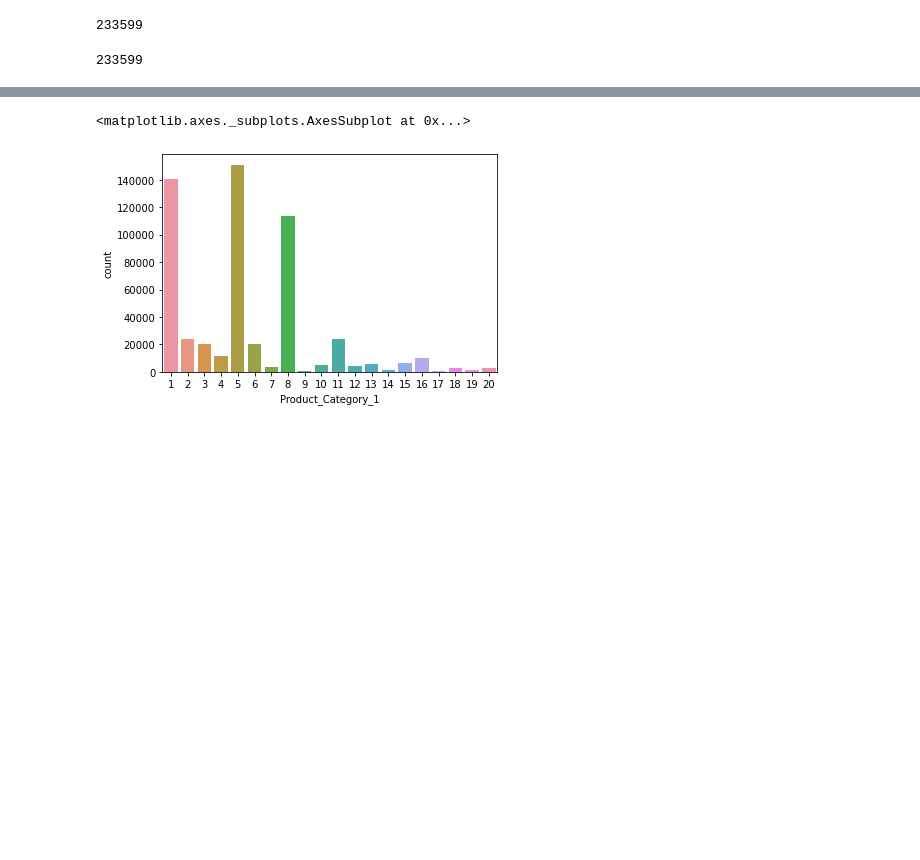
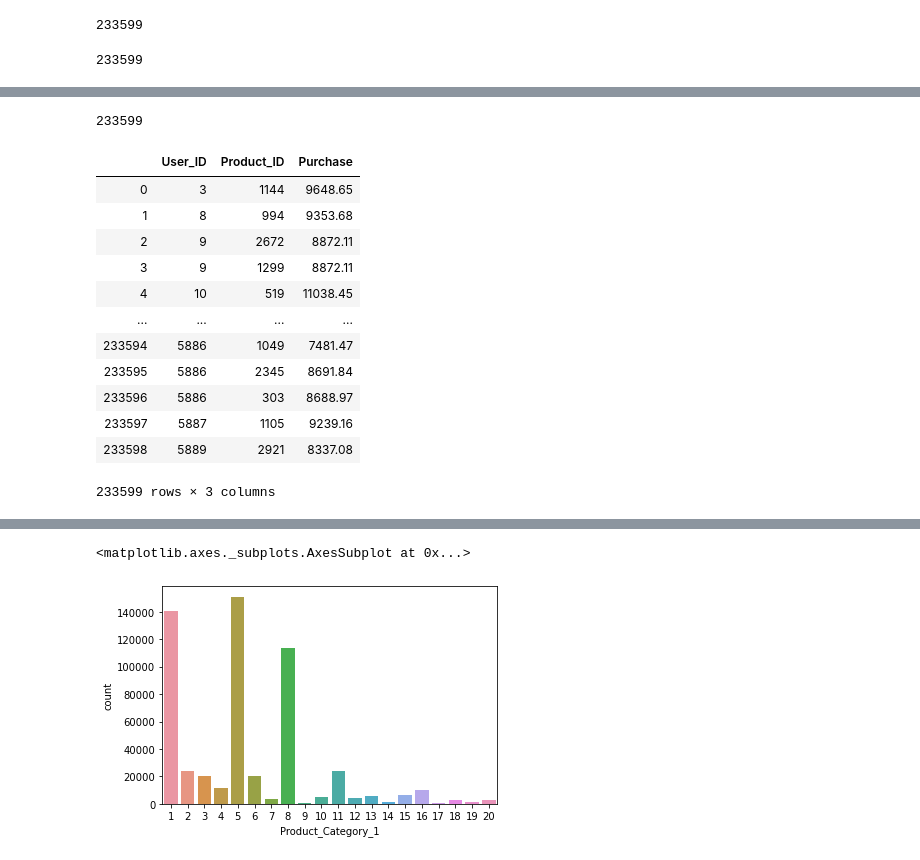
Before and after one commit to arav38/BlackFriday_Sale, a Jupyter notebook: datahack.analyticsvidhya.------black-friday.ipynb, the cells around one changed output, grey strips where cells are left out. Drawn from its saved outputs; the diff is of its cells as text; code cells hidden in the pictures; blank space fills up the shorter version.

```diff
--- a/datahack.analyticsvidhya.------black-friday.ipynb
+++ b/datahack.analyticsvidhya.------black-friday.ipynb
@@ -549,11 +650,10 @@ Its slightly confusing there are two sets called 'test': the test set you use to
 # %%
 from sklearn.ensemble import RandomForestClassifier
-
-# Create the model with 100 trees
-#model = RandomForestClassifier(n_estimators=100,
-                               #bootstrap = True,
-                               #max_features = 'sqrt')
-model = RandomForestClassifier()
+#Create the model with 100 trees
+model = RandomForestRegressor(n_estimators=100,
+                               bootstrap = True,
+                               max_features = 'sqrt')
+#model = RandomForestClassifier()
 
 # Fit on training data
-model.fit(x_train,y_train)
+model.fit(X,y)
@@ -559,0 +668,6 @@ model.fit(x_train,y_train)
+# %%
+Rond_predict = model.predict(X_test)
+# %%
+len(Rond_predict)
+# %% [output]
+233599
@@ -559,0 +678,18 @@ model.fit(x_train,y_train)
+# %%
+submission['Purchase'] = Rond_predict
+# %%
+submission[["User_ID","Product_ID","Purchase"]]
+# %% [output]
+|  | User_ID | Product_ID | Purchase |
+| 0 | 3 | 1144 | 9648.65 |
+| 1 | 8 | 994 | 9353.68 |
+| 2 | 9 | 2672 | 8872.11 |
+| 3 | 9 | 1299 | 8872.11 |
+| 4 | 10 | 519 | 11038.45 |
+| ... | ... | ... | ... |
+| 233594 | 5886 | 1049 | 7481.47 |
+| 233595 | 5886 | 2345 | 8691.84 |
+| 233596 | 5886 | 303 | 8688.97 |
+| 233597 | 5887 | 1105 | 9239.16 |
+| 233598 | 5889 | 2921 | 8337.08 |
+233599 rows × 3 columns
```
Also changed, not shown: parts of 116 cells of this notebook.
